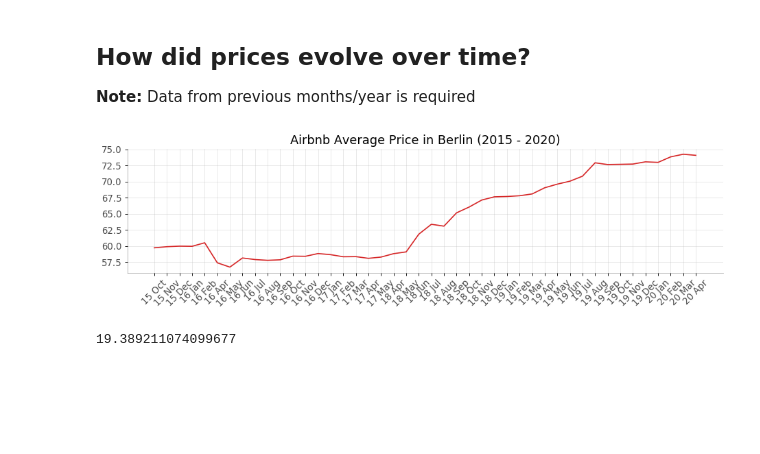
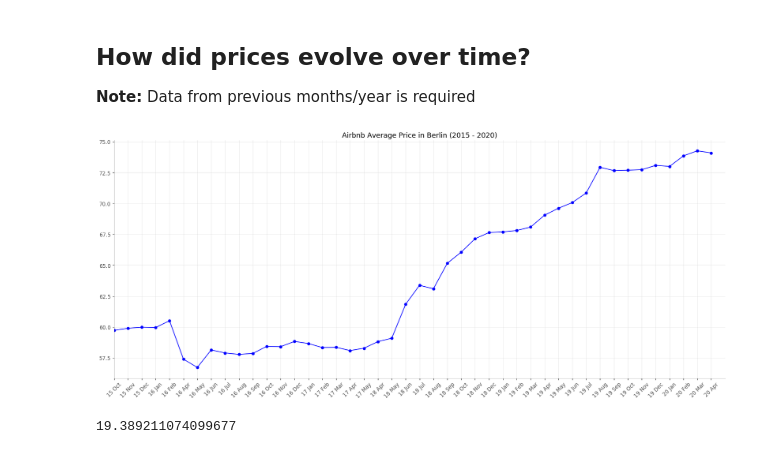
Before and after one commit to vitorarrais/data-science-notebooks, a Jupyter notebook: airbnb-berlin/airbnb-berlin.ipynb, the cells around one changed output. Saved outputs shown, nothing was run; the diff lists cells and outputs as text; code cells hidden in the pictures; blank space fills up the shorter version.

```diff
--- a/airbnb-berlin/airbnb-berlin.ipynb
+++ b/airbnb-berlin/airbnb-berlin.ipynb
@@ -63,6 +58,13 @@ df_grouped = df_listings.groupby('neighbourhood')['float_price']
 # sort neighbourhoods by price
 df_mean = df_grouped.mean().sort_values(ascending=False)
 df_mean = df_mean.reset_index()
-df_mean = pd.concat([df_mean[:10], df_mean[-10:]])
-df_mean.plot.bar(x='neighbourhood')
+df_mean = pd.concat([df_mean[:5], df_mean[-5:]])
+
+df_mean.rename(columns={'float_price': 'Average Price'}, inplace=True)
+sns.set(style="whitegrid")
+f, ax = plt.subplots(figsize=(10, 5))
+res = sns.barplot(x='Average Price', y='neighbourhood', data=df_mean)
+sns.despine(left=True, bottom=True)
+
+res.get_figure().savefig('top_10_neigh.png')
 # %% [output]
@@ -164,23 +165,25 @@ def labelize(date):
 df = pd.DataFrame([[labelize(date[0]), get_mean(date[0])] for date in reversed(dates)], columns=['date','mean'])
 # %%
 # draw plot
-plt.figure(figsize=(14,3), dpi= 80)
-plt.plot('date', 'mean', data=df, color='tab:red')
+plt.figure(figsize=(25,10), dpi= 80)
+plt.plot('date', 'mean', 'bo-', data=df)
 
 # decoration
 plt.xticks(ticks=range(0,df.shape[0]),labels=df['date'], rotation=45, fontsize=12, alpha=.7)
 plt.yticks(fontsize=12, alpha=.7)
 plt.title("Airbnb Average Price in Berlin (2015 - 2020)", fontsize=16)
 plt.grid(axis='both', alpha=.3)
 
 # remove borders
 plt.gca().spines["top"].set_alpha(0.0)
 plt.gca().spines["bottom"].set_alpha(0.3)
 plt.gca().spines["right"].set_alpha(0.0)
 plt.gca().spines["left"].set_alpha(0.3)
+plt.xlim([0,df.shape[0]])
 plt.show()
+# plt.savefig('average_price_2015_2020.png')
 # %% [output]
-[figure, old version]
+[figure, new version]
 # %%
 (1 - df['mean'][0] / df['mean'][df.shape[0]-1])*100 # average price increase
 # %% [output]
```
Also changed, not shown: parts of 13 cells of this notebook, 15 other files.
